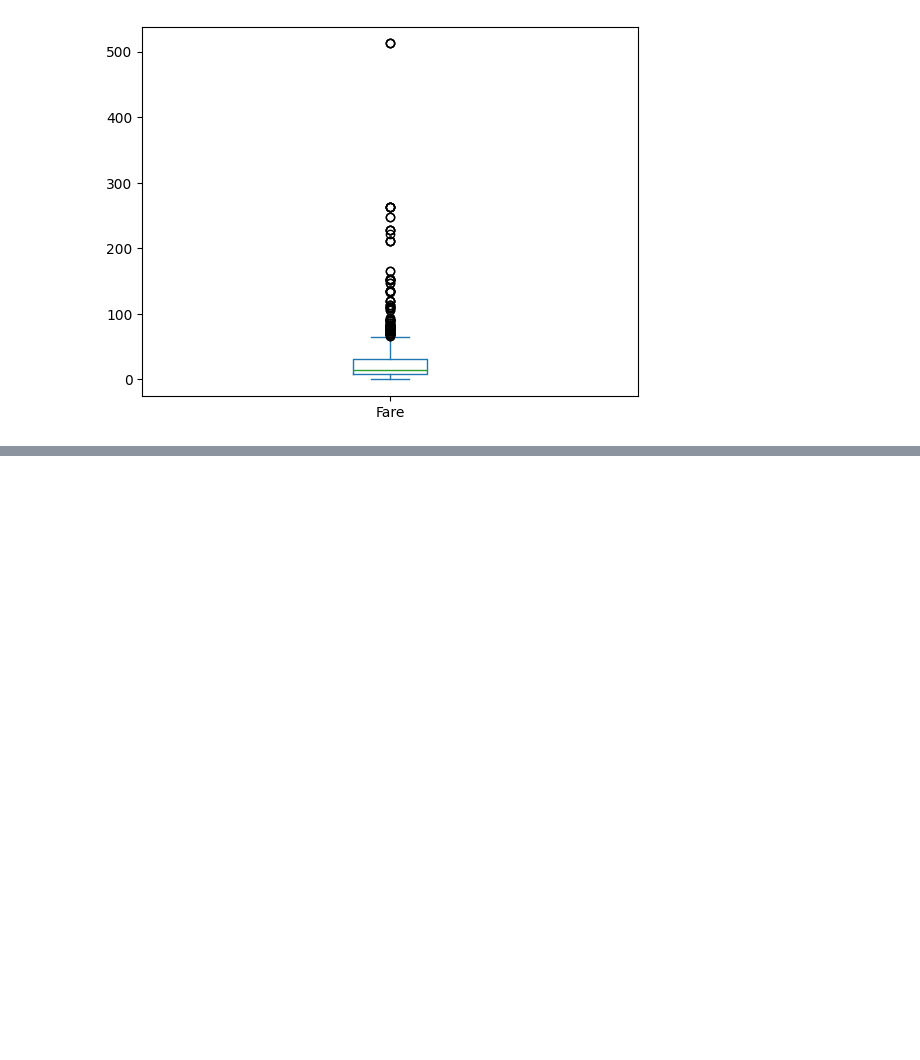
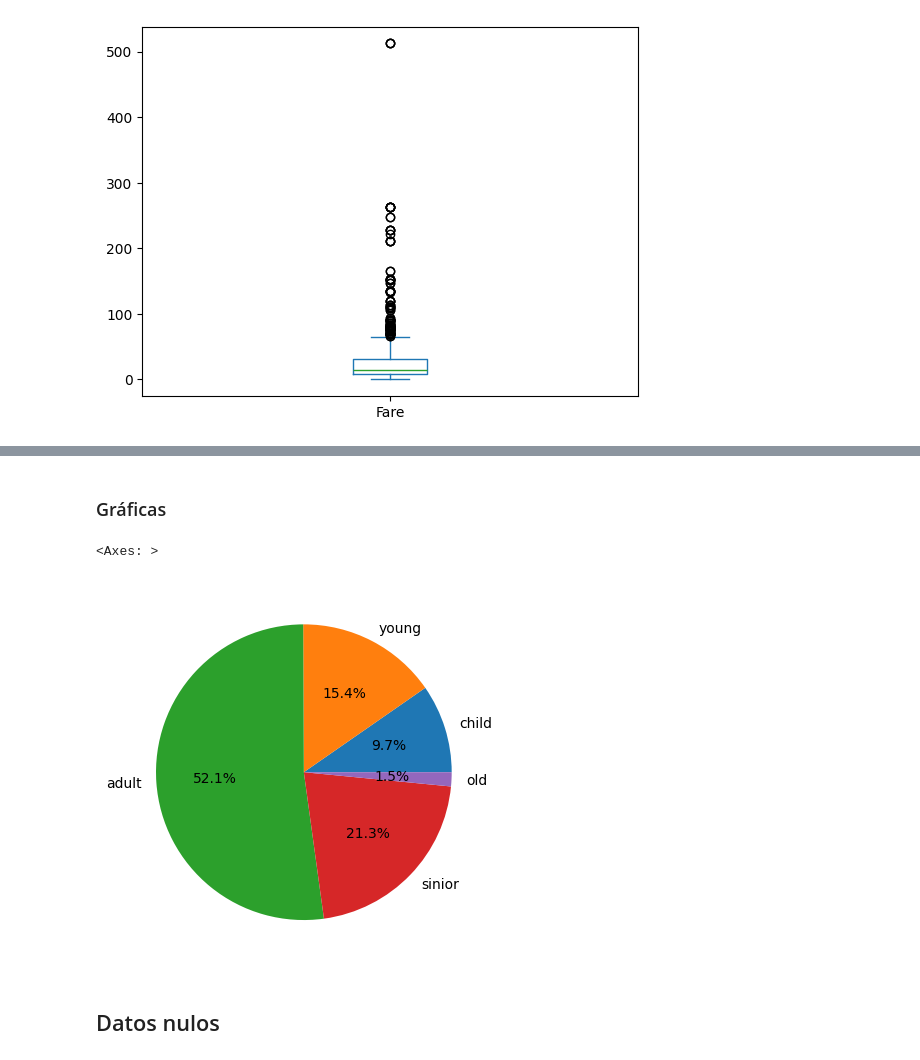
Before and after one commit to JoseLuisAA/p101-ml-cic-ipn, a Jupyter notebook: p201.ipynb, the cells around one changed output, grey strips where cells are left out. Drawn from its saved outputs; the diff is of its cells as text; code cells hidden in the pictures; blank space fills up the shorter version.

```diff
--- a/p201.ipynb
+++ b/p201.ipynb
@@ -145,0 +215,10 @@ c7.plot.box()
+# %%
+
+# Suponiendo que tu DataFrame se llama df y tiene la columna 'Age'
+# Definimos los límites (bins) y las etiquetas (labels)
+bins = [0, 12, 20, 39, 64, 150] # El 150 es un límite superior seguro
+labels = ['child', 'young', 'adult', 'sinior', 'old']
+
+# Creamos la nueva columna c10
+c10 = pd.cut(titanic['Age'], bins=bins, labels=labels, right=True)
+c10.value_counts(dropna=False)
@@ -145,0 +262,9 @@ c7.plot.box()
+# %% [markdown]
+### Gráficas
+# %%
+c10.value_counts().reindex(['child', 'young', 'adult', 'sinior', 'old']).plot.pie(autopct="%.1f%%")
+# %% [output]
+<Axes: >
+[figure, added]
+# %% [markdown]
+## Datos nulos
```
Also changed, not shown: parts of 61 cells of this notebook.
